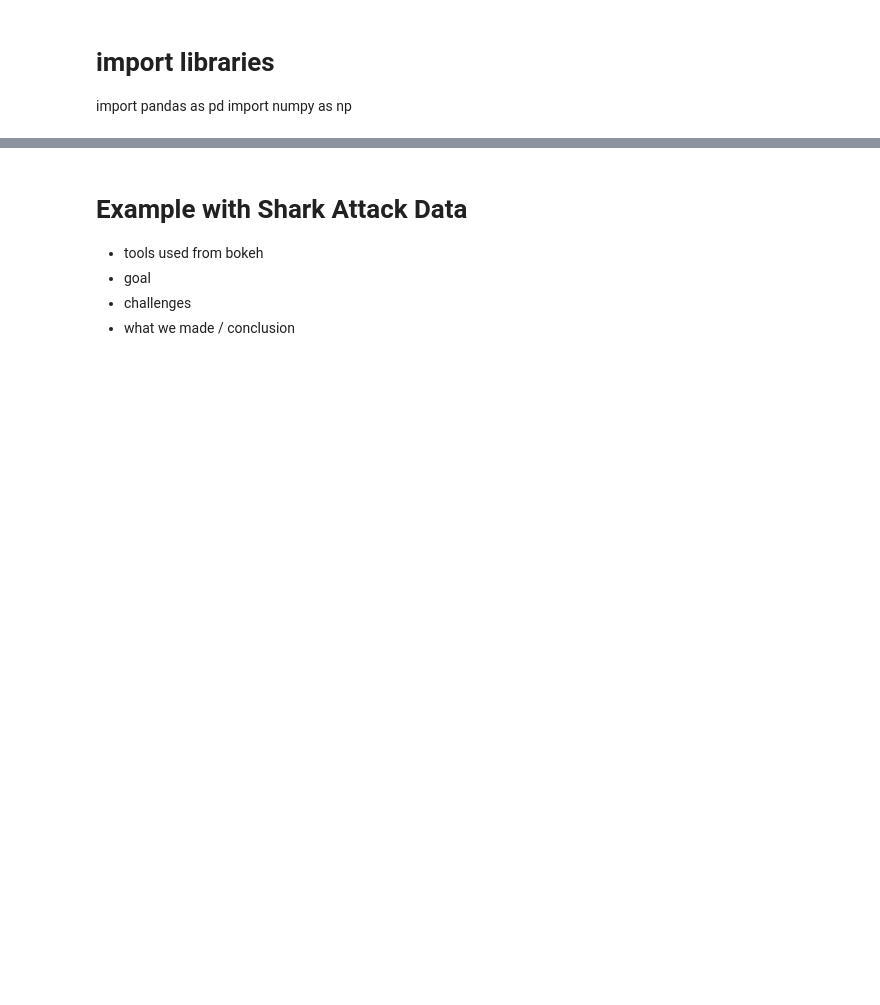
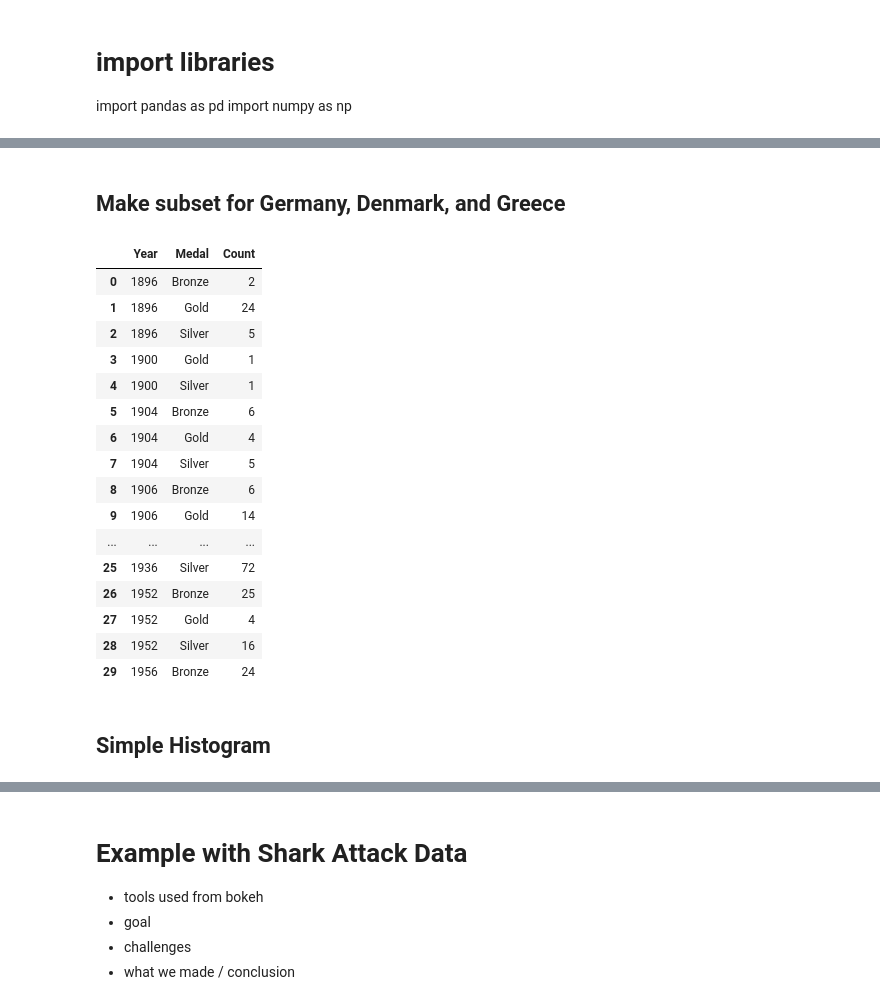
Before and after one commit to lunacatalan/bokeh-how-to, a Jupyter notebook: nbs/tutorial.ipynb, the cells around one changed output, grey strips where cells are left out. Drawn from its saved outputs; the diff is of its cells as text; code cells hidden in the pictures; blank space fills up the shorter version.

```diff
--- a/nbs/tutorial.ipynb
+++ b/nbs/tutorial.ipynb
@@ -188,3 +173,44 @@ show(p)
 [interactive output not drawn]
 [interactive output not drawn]
 [interactive output not drawn]
+# %% [markdown]
+## Make subset for Germany, Denmark, and Greece
+# %%
+# make subset for germany
+germany_medals = olympic_subset.loc[olympic_subset['Team'] == 'Germany'].groupby([pd.Grouper(key = 'Year'),
+                                                                              pd.Grouper(key = 'Medal')]).count().reset_index()
+
+germany_hist = germany_medals[['Year', 'Medal', 'Name']].rename(columns={'Name' : 'Count'})
+
+
+# make subset for denmark
+denmark_medals = olympic_subset.loc[olympic_subset['Team'] == 'Denmark'].groupby([pd.Grouper(key = 'Year'),
+                                                                              pd.Grouper(key = 'Medal')]).count().reset_index()
+
+denmark_hist = denmark_medals[['Year', 'Medal', 'Name']].rename(columns={'Name' : 'Count'})
+
+# make subset for greece
+greece_medals = olympic_subset.loc[olympic_subset['Team'] == 'Greece'].groupby([pd.Grouper(key = 'Year'),
+                                                                              pd.Grouper(key = 'Medal')]).count().reset_index()
+
+greece_hist = greece_medals[['Year', 'Medal', 'Name']].rename(columns={'Name' : 'Count'})
+# %% [output]
+|  | Year | Medal | Count |
+| 0 | 1896 | Bronze | 2 |
+| 1 | 1896 | Gold | 24 |
+| 2 | 1896 | Silver | 5 |
+| 3 | 1900 | Gold | 1 |
+| 4 | 1900 | Silver | 1 |
+| 5 | 1904 | Bronze | 6 |
+| 6 | 1904 | Gold | 4 |
+| 7 | 1904 | Silver | 5 |
+| 8 | 1906 | Bronze | 6 |
+| 9 | 1906 | Gold | 14 |
+| ... | ... | ... | ... |
+| 25 | 1936 | Silver | 72 |
+| 26 | 1952 | Bronze | 25 |
+| 27 | 1952 | Gold | 4 |
+| 28 | 1952 | Silver | 16 |
+| 29 | 1956 | Bronze | 24 |
+# %% [markdown]
+## Simple Histogram
```
Also changed, not shown: parts of 11 cells of this notebook.
